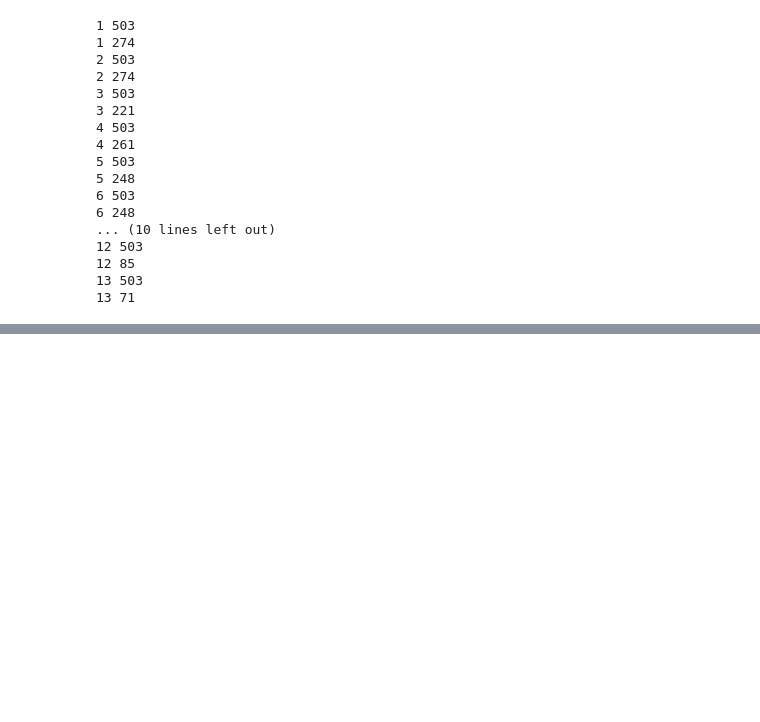
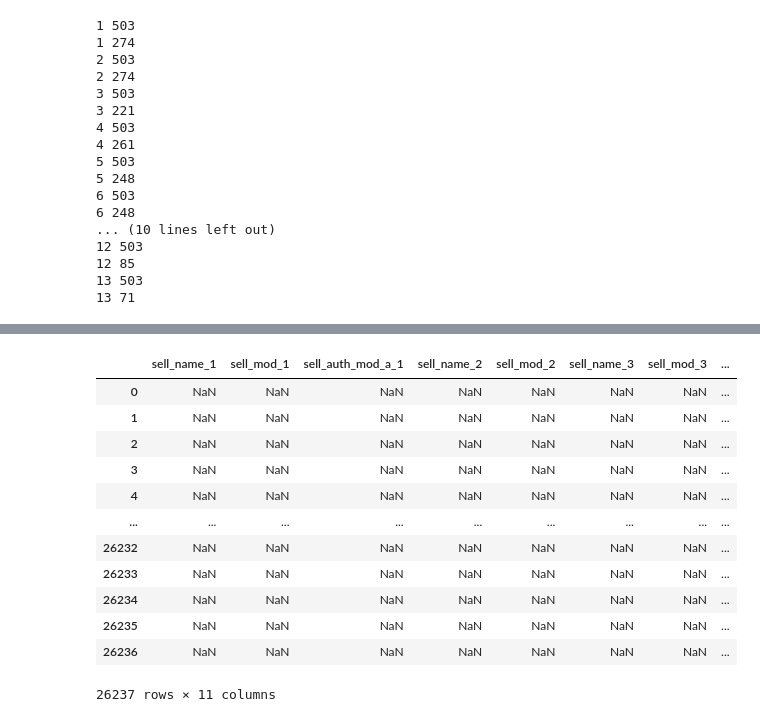
Before and after one commit to limwualice/art_er_graph, a Jupyter notebook: notebooks/cleaning_getty.ipynb, the cells around one changed output, grey strips where cells are left out. Saved outputs shown, nothing was run; the diff lists cells and outputs as text; code cells hidden in the pictures; blank space fills up the shorter version.

```diff
--- a/notebooks/cleaning_getty.ipynb
+++ b/notebooks/cleaning_getty.ipynb
@@ -83,0 +292,19 @@ for i in range(1,n+1):
+# %%
+dataframes['df13'][[
+       'sell_name_1', 'sell_mod_1', 'sell_auth_mod_a_1', 'sell_name_2',
+       'sell_mod_2', 'sell_name_3', 'sell_mod_3', 'sell_name_4', 'sell_mod_4',
+       'sell_name_5', 'sell_mod_5']]
+# %% [output]
+|  | sell_name_1 | sell_mod_1 | sell_auth_mod_a_1 | sell_name_2 | sell_mod_2 | sell_name_3 | sell_mod_3 | ... |
+| 0 | NaN | NaN | NaN | NaN | NaN | NaN | NaN | ... |
+| 1 | NaN | NaN | NaN | NaN | NaN | NaN | NaN | ... |
+| 2 | NaN | NaN | NaN | NaN | NaN | NaN | NaN | ... |
+| 3 | NaN | NaN | NaN | NaN | NaN | NaN | NaN | ... |
+| 4 | NaN | NaN | NaN | NaN | NaN | NaN | NaN | ... |
+| ... | ... | ... | ... | ... | ... | ... | ... | ... |
+| 26232 | NaN | NaN | NaN | NaN | NaN | NaN | NaN | ... |
+| 26233 | NaN | NaN | NaN | NaN | NaN | NaN | NaN | ... |
+| 26234 | NaN | NaN | NaN | NaN | NaN | NaN | NaN | ... |
+| 26235 | NaN | NaN | NaN | NaN | NaN | NaN | NaN | ... |
+| 26236 | NaN | NaN | NaN | NaN | NaN | NaN | NaN | ... |
+26237 rows × 11 columns
```
Also changed, not shown: parts of 17 cells of this notebook, 1 other file.
